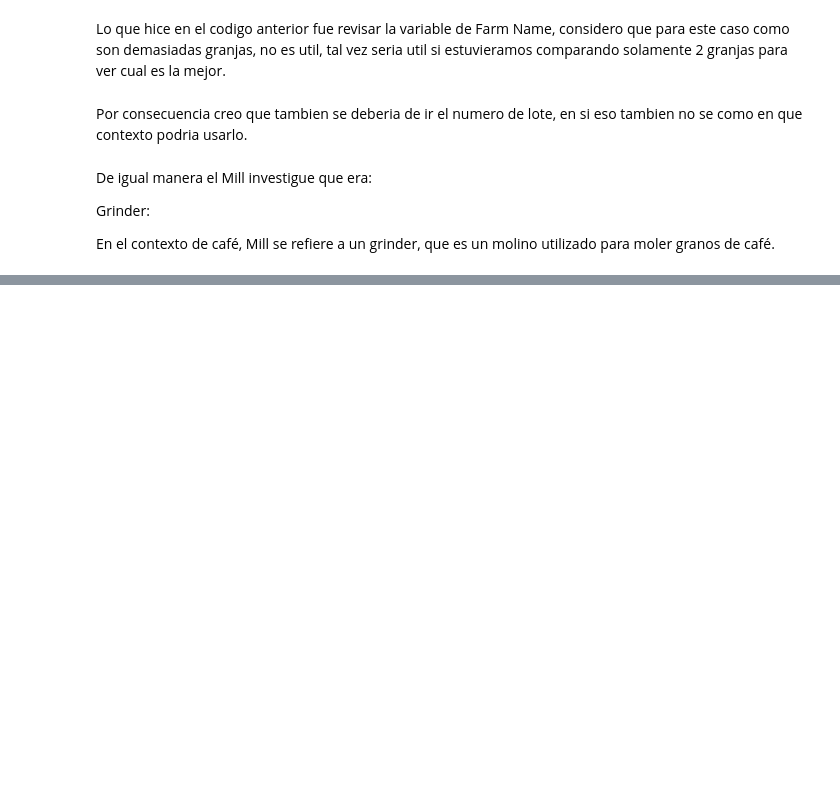
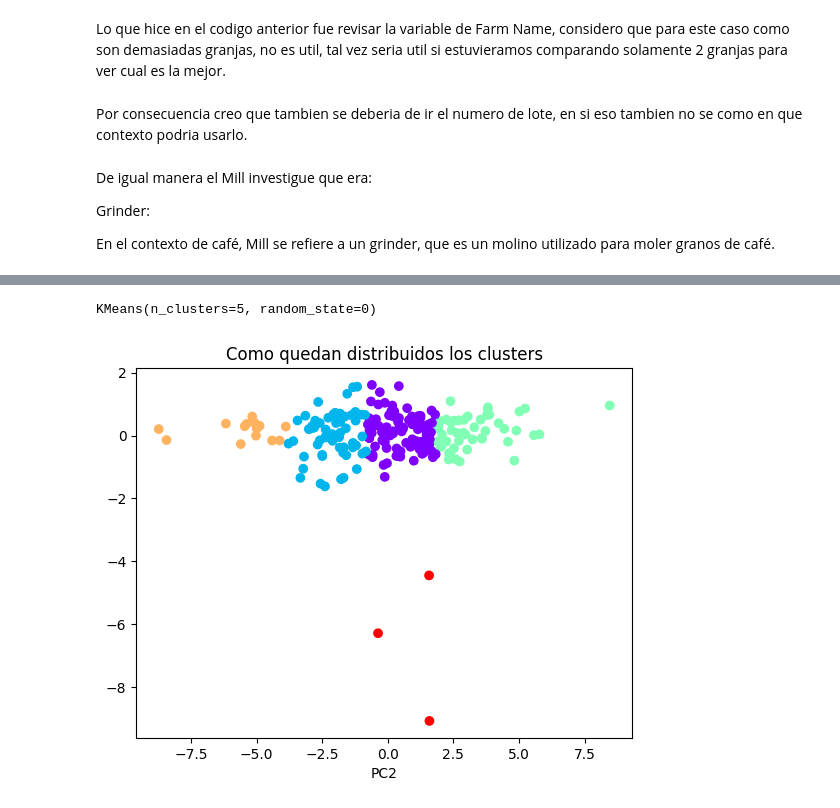
Before and after one commit to QuiqueCov/Maestria, a Jupyter notebook: GranosDeCafe.ipynb, the cells around one changed output, grey strips where cells are left out. Drawn from its saved outputs; the diff is of its cells as text; code cells hidden in the pictures; blank space fills up the shorter version.

```diff
--- a/GranosDeCafe.ipynb
+++ b/GranosDeCafe.ipynb
@@ -215,0 +523,6 @@ En el contexto de café, Mill se refiere a un grinder, que es un molino utilizad
+# %%
+# Agarramos las columnas necesarias
+columnas = ['Aroma', 'Flavor', 'Aftertaste', 'Acidity', 'Body', 'Balance',
+       'Uniformity', 'Clean Cup', 'Sweetness', 'Overall', 'Total Cup Points',
+       'Moisture Percentage']
+X = df[columnas]
@@ -215,0 +545,21 @@ En el contexto de café, Mill se refiere a un grinder, que es un molino utilizad
+# %%
+scaler = StandardScaler()
+X_scaled = scaler.fit_transform(X)
+# %%
+#Aqui hago la reduccion de dimensionalidad
+pca = PCA(n_components=2)
+X_pca = pca.fit_transform(X_scaled)
+# %%
+# Uso kmenas
+kmeans = KMeans(n_clusters=5, random_state=0)
+kmeans.fit(X_pca)
+# %% [output]
+KMeans(n_clusters=5, random_state=0)
+# %%
+plt.scatter(X_pca[:, 0], X_pca[:,1], c=kmeans.labels_, cmap='rainbow')
+plt.xlabel('PC1')
+plt.xlabel('PC2')
+plt.title('Como quedan distribuidos los clusters')
+plt.show()
+# %% [output]
+[figure, added]
```
Also changed, not shown: parts of 45 cells of this notebook.
